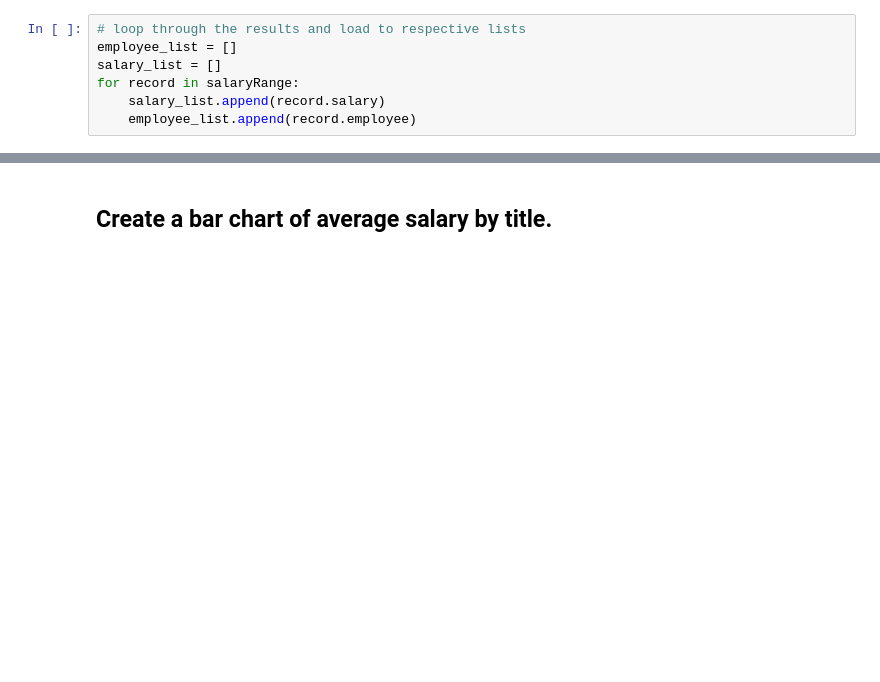
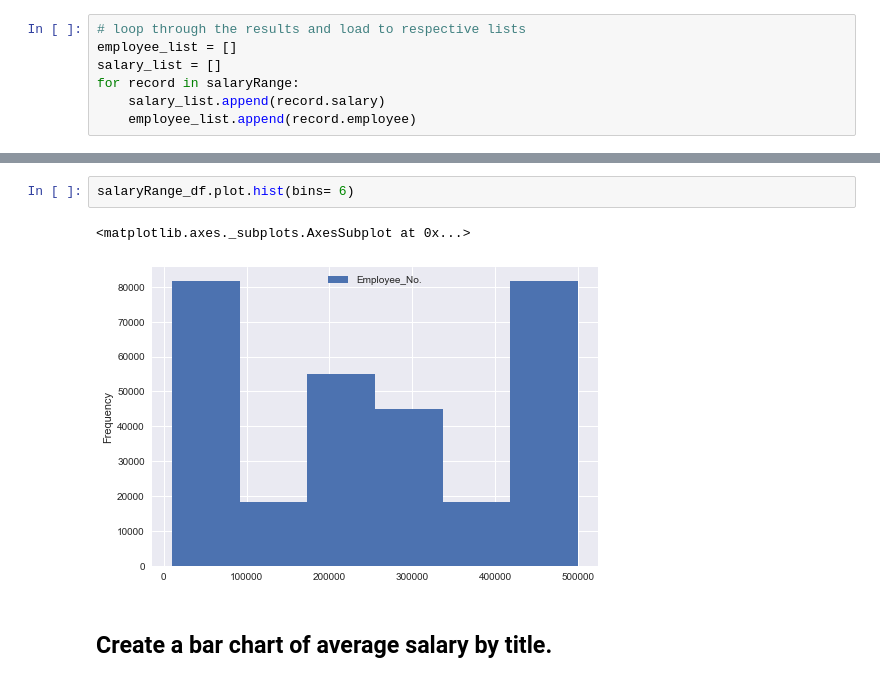
Before and after one commit to Soumya-Patil/SQL-Challenge, a Jupyter notebook: EmployeeSQL/Bonus_Analysis.ipynb, the cells around one changed output, grey strips where cells are left out. Saved outputs shown, nothing was run; the diff lists cells and outputs as text; blank space fills up the shorter version.

```diff
--- a/EmployeeSQL/Bonus_Analysis.ipynb
+++ b/EmployeeSQL/Bonus_Analysis.ipynb
@@ -59,3 +49,8 @@ TypeError: unsupported operand type(s) for *: 'decimal.Decimal' and 'float'
+# %%
+salaryRange_df.plot.hist(bins= 6)
+# %% [output]
+<matplotlib.axes._subplots.AxesSubplot at 0x...>
+[figure, added]
 # %% [markdown]
 ## Create a bar chart of average salary by title.
 # %%
```
Also changed, not shown: parts of 4 cells of this notebook.
